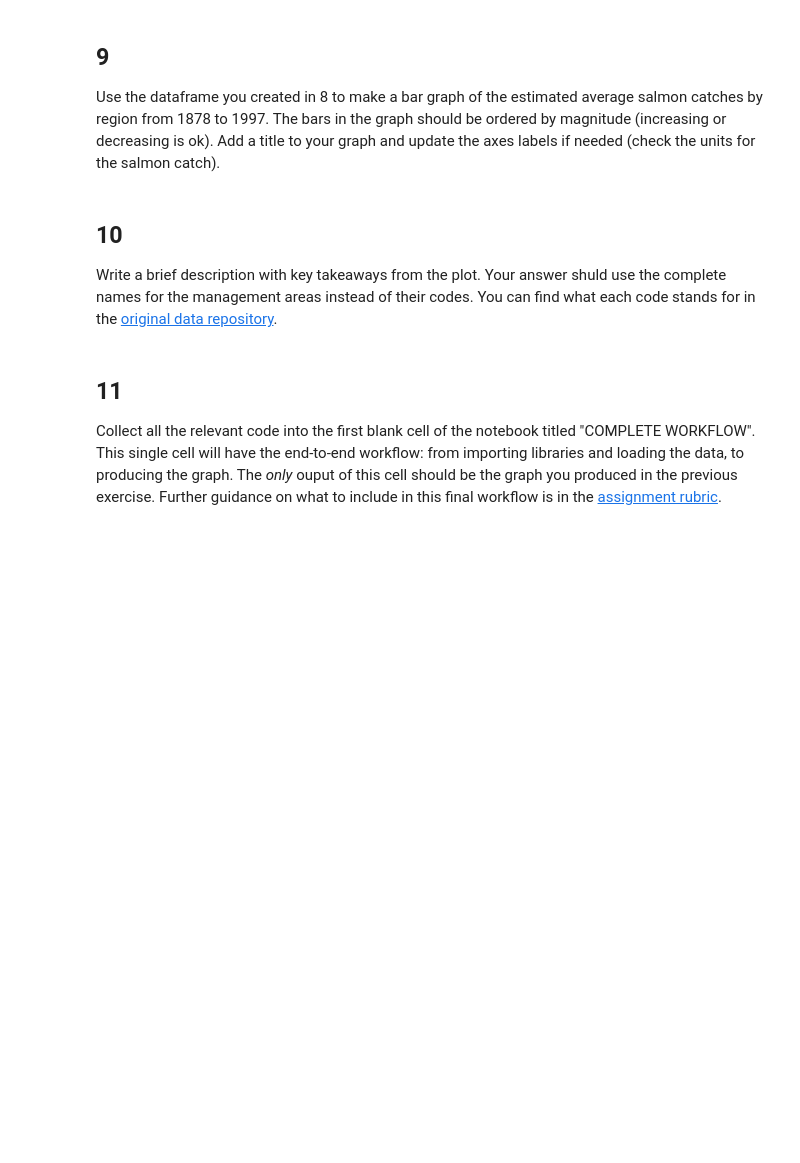
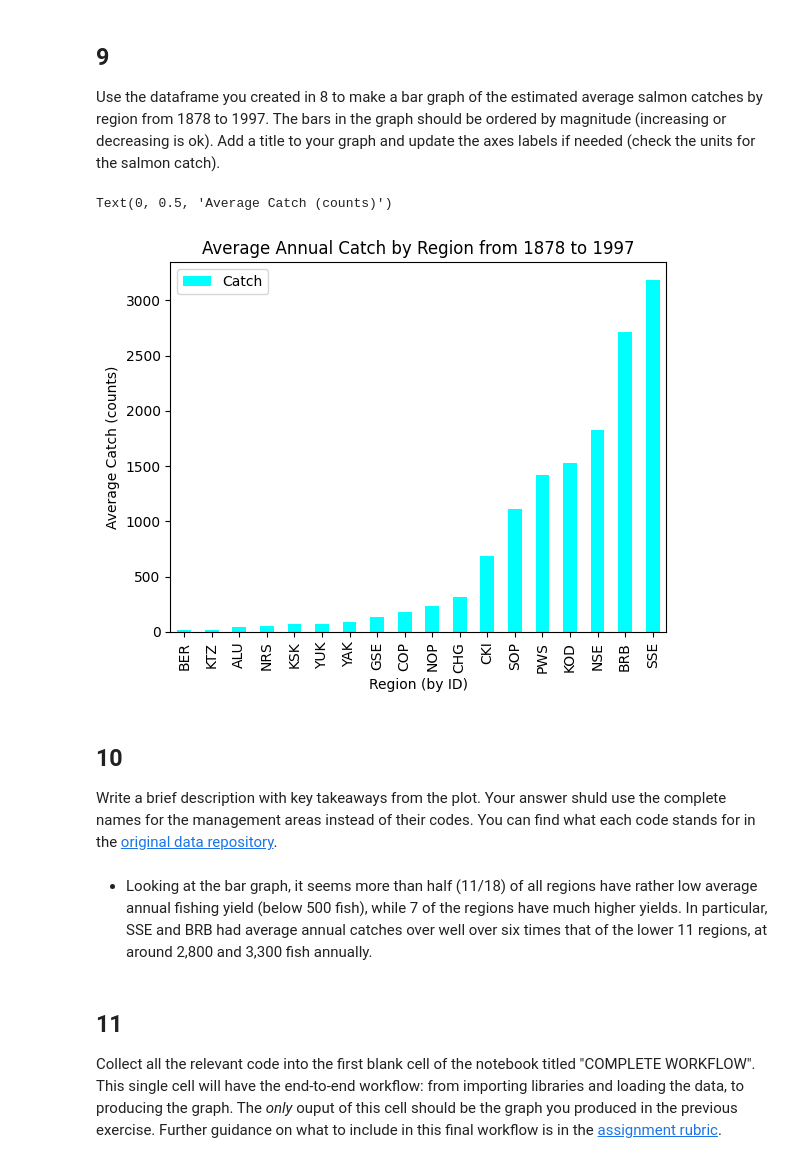
Before and after one commit to madisonenda/eds220-hwk2, a Jupyter notebook: hwk2-task2-salmon-Enda.ipynb, the cells around one changed output. Cells and saved outputs as stored; diff of their text form; code cells hidden in the pictures; blank space fills up the shorter version.

```diff
--- a/hwk2-task2-salmon-Enda.ipynb
+++ b/hwk2-task2-salmon-Enda.ipynb
@@ -225,12 +226,7 @@ Create a data frame with the average salmon catch per region. HINT: use `groupby
 # Finding the average salmon catch pergion by grouping the catch_data by `Region` and then taking the mean of the `Catch` values
 avg_catch = catch_data.groupby('Region')['Catch'].mean()
 
-year = catch_data.groupby('Region')['Year']
-
-# Checking to see if the above operation was performed correctly
-data = {'Average Catch': avg_catch,
-        'Year': year}
-
-avg_region = pd.DataFrame(data)
+# Creating a data frame with the average catch by region assigned to the variable avg_region
+avg_region = pd.DataFrame(avg_catch)
 
 avg_region.head()
@@ -245,3 +247,14 @@ Use the dataframe you created in 8 to make a bar graph of the estimated average
+# %%
+# Sorting the average catch by ascending order for best visualization with graph
+avg_region = avg_region.sort_values(by= "Catch", ascending=True)
+
+# Creating our bar graph for the average catch by region for our data
+ax= avg_region.plot.bar(title= "Average Annual Catch by Region from 1878 to 1997", color= "cyan")
+ax.set_xlabel("Region (by ID)")
+ax.set_ylabel("Average Catch (counts)")
+# %% [output]
+Text(0, 0.5, 'Average Catch (counts)')
+[figure, added]
 # %% [markdown]
 <!-- END QUESTION -->
 
@@ -250,6 +263,8 @@ Use the dataframe you created in 8 to make a bar graph of the estimated average
 ## 10
 
 Write a brief description with key takeaways from the plot. Your answer shuld use the complete names for the management areas instead of their codes. You can find what each code stands for in the [original data repository](https://knb.ecoinformatics.org/view/df35b.304.2#df35b.303.1).
+# %% [markdown]
+- Looking at the bar graph, it seems more than half (11/18) of all regions have rather low average annual fishing yield (below 500 fish), while 7 of the regions have much higher yields. In particular, SSE and BRB had average annual catches over well over six times that of the lower 11 regions, at around 2,800 and 3,300 fish annually.
 # %% [markdown]
 ## 11
 
```
Also changed, not shown: parts of 3 cells of this notebook.
